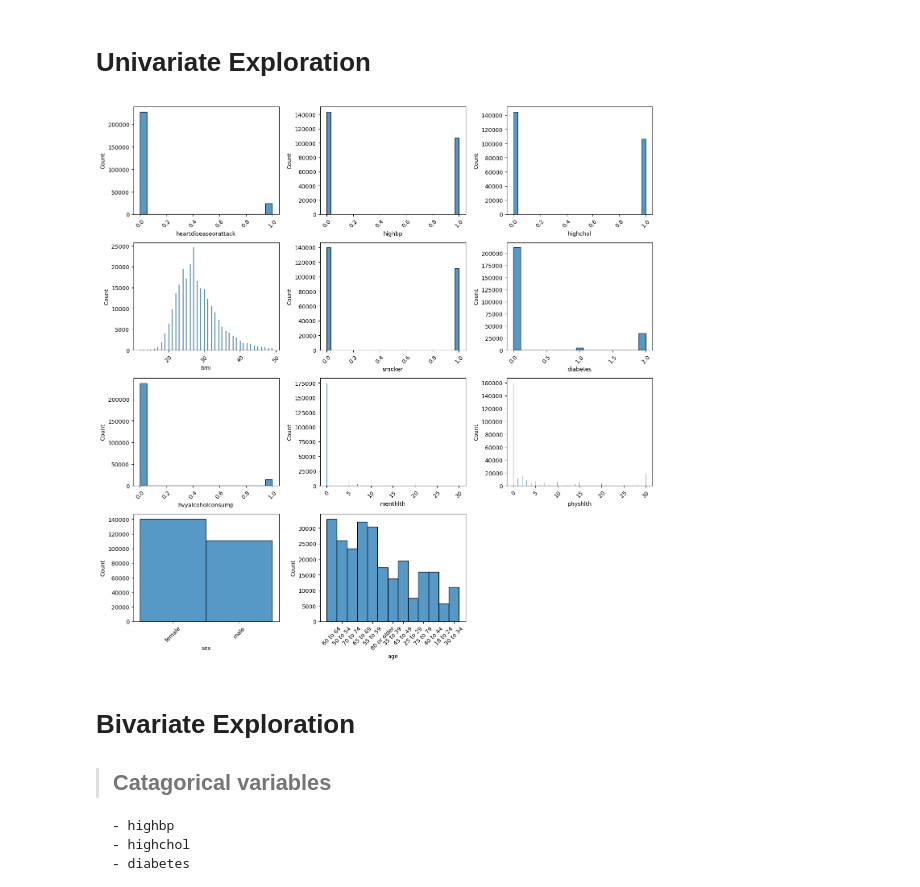
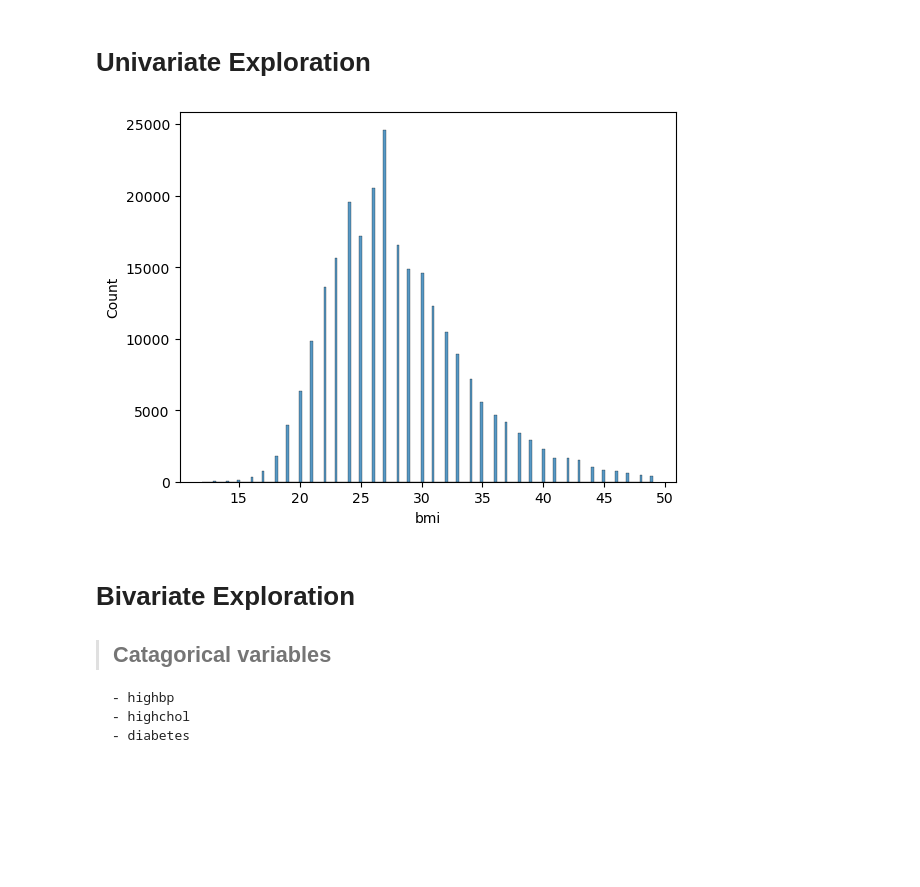
Before and after one commit to Divante222/individual_project, a Jupyter notebook: final_report.ipynb, the cells around one changed output. Cells and saved outputs as stored; diff of their text form; code cells hidden in the pictures; blank space fills up the shorter version.

```diff
--- a/final_report.ipynb
+++ b/final_report.ipynb
@@ -66,10 +68,11 @@ df.describe().T
 # %% [markdown]
 # Univariate Exploration
 # %%
-# creates the subplot of histplots
-wrangle.univariate_visual(df)
+# creates the histplot for bmi
+sns.histplot(df['bmi'])
+plt.show()
 # %% [output]
-[figure, old version]
+[figure, new version]
 # %% [markdown]
 # Bivariate Exploration
 > ## Catagorical variables
```
Also changed, not shown: parts of 7 cells of this notebook, 3 other files.
